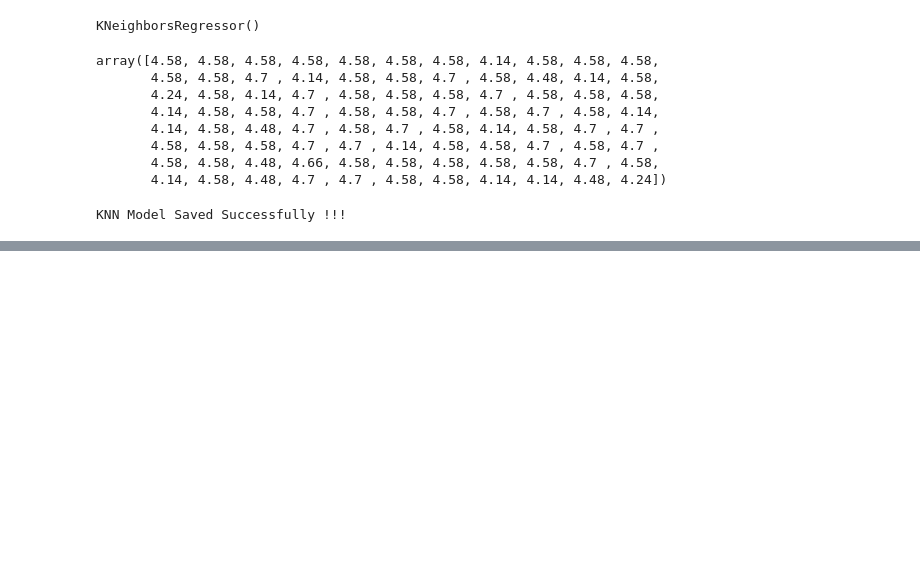
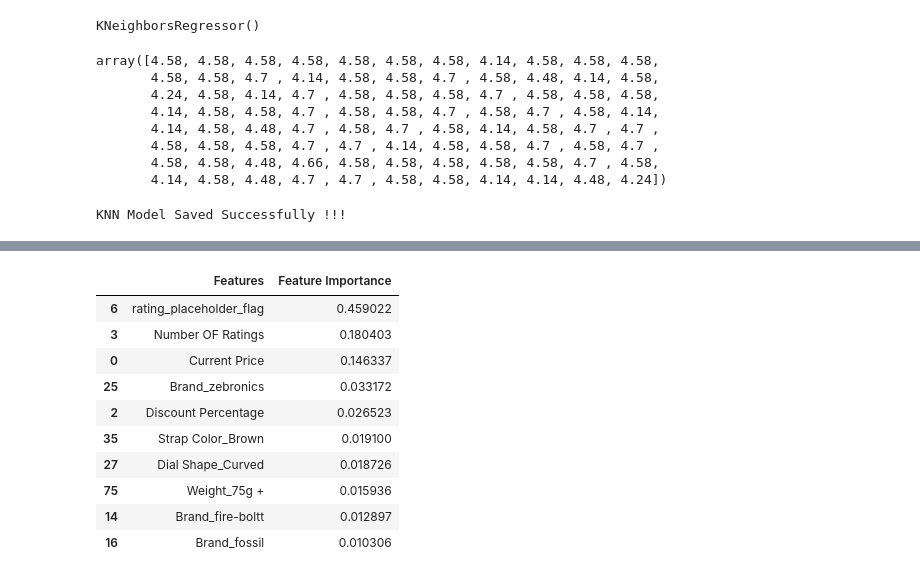
Before and after one commit to kushneek/smartwatch-rating-prediction, a Jupyter notebook: notebooks/Model_Training.ipynb, the cells around one changed output, grey strips where cells are left out. Drawn from its saved outputs; the diff is of its cells as text; code cells hidden in the pictures; blank space fills up the shorter version.

```diff
--- a/notebooks/Model_Training.ipynb
+++ b/notebooks/Model_Training.ipynb
@@ -321,0 +407,15 @@ comparison_knn.to_csv(r"C:\Users\ASUS\OneDrive\Documents\ML Project\Smartwatches
+# %%
+feature_importance_gbr=pd.DataFrame({"Features":X_train.columns, "Feature Importance":gbr_model.feature_importances_}).sort_values(by="Feature Importance", ascending=False)
+feature_importance_gbr.head(10)
+# %% [output]
+|  | Features | Feature Importance |
+| 6 | rating_placeholder_flag | 0.459022 |
+| 3 | Number OF Ratings | 0.180403 |
+| 0 | Current Price | 0.146337 |
+| 25 | Brand_zebronics | 0.033172 |
+| 2 | Discount Percentage | 0.026523 |
+| 35 | Strap Color_Brown | 0.019100 |
+| 27 | Dial Shape_Curved | 0.018726 |
+| 75 | Weight_75g + | 0.015936 |
+| 14 | Brand_fire-boltt | 0.012897 |
+| 16 | Brand_fossil | 0.010306 |
```
Also changed, not shown: parts of 29 cells of this notebook, 8 other files.
